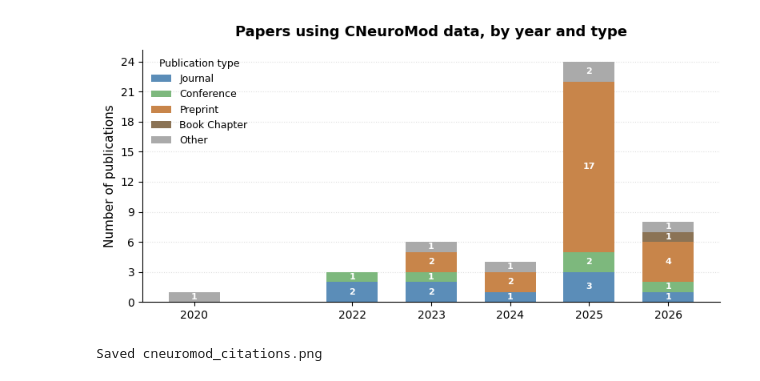
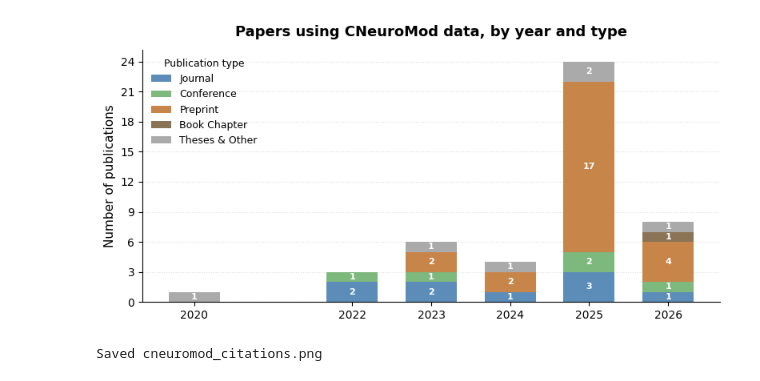
Before and after one commit to courtois-neuromod/dataset_comparison, a Jupyter notebook: notebooks/cneuromod_citations.ipynb, the cells around one changed output. Drawn from its saved outputs; the diff is of its cells as text; code cells hidden in the pictures.

```diff
--- a/notebooks/cneuromod_citations.ipynb
+++ b/notebooks/cneuromod_citations.ipynb
@@ -30,12 +30,12 @@ print(df)
 # %%
-TYPE_ORDER = ["Journal", "Conference", "Preprint", "Thesis", "Book Chapter", "Other"]
+TYPE_ORDER = ["Journal", "Conference", "Preprint", "Thesis", "Book Chapter", "Theses & Other"]
 TYPE_COLORS = {
     "Journal":     "#5B8DB8",
     "Conference":  "#7DB87D",
     "Preprint":    "#C8854A",
     "Thesis":      "#9A72AC",
     "Book Chapter":"#8B7355",
-    "Other":       "#AAAAAA",
+    "Theses & Other":       "#AAAAAA",
 }
 
 # Pivot: rows = year, columns = type
@@ -65,32 +65,32 @@ for ptype in pivot.columns:
             ax.text(
                 bar.get_x() + bar.get_width() / 2, cy,
                 str(int(cnt)),
                 ha="center", va="center",
                 fontsize=8, fontweight="bold", color="white", zorder=3,
             )
     bottom += counts
 
 ax.set_xticks(years)
 ax.set_xticklabels([str(y) for y in years], fontsize=10)
 ax.yaxis.set_major_locator(ticker.MaxNLocator(integer=True))
 ax.set_ylabel("Number of publications", fontsize=11)
 ax.set_title("Papers using CNeuroMod data, by year and type", fontsize=13, fontweight="bold", pad=12)
 
 ax.spines["top"].set_visible(False)
 ax.spines["right"].set_visible(False)
 ax.grid(axis="y", linestyle=":", alpha=0.4, zorder=1)
 ax.set_axisbelow(True)
 
 ax.legend(
     loc="upper left", frameon=False,
     fontsize=9, title="Publication type", title_fontsize=9,
 )
 
 plt.tight_layout()
 out_path = output_dir / "cneuromod_citations.png"
 fig.savefig(out_path, dpi=150, bbox_inches="tight")
 plt.show()
 print(f"Saved {out_path.name}")
 # %% [output]
-[figure, old version]
+[figure, new version]
 Saved cneuromod_citations.png
```
Also changed, not shown: parts of 1 cell of this notebook, 17 other files.
